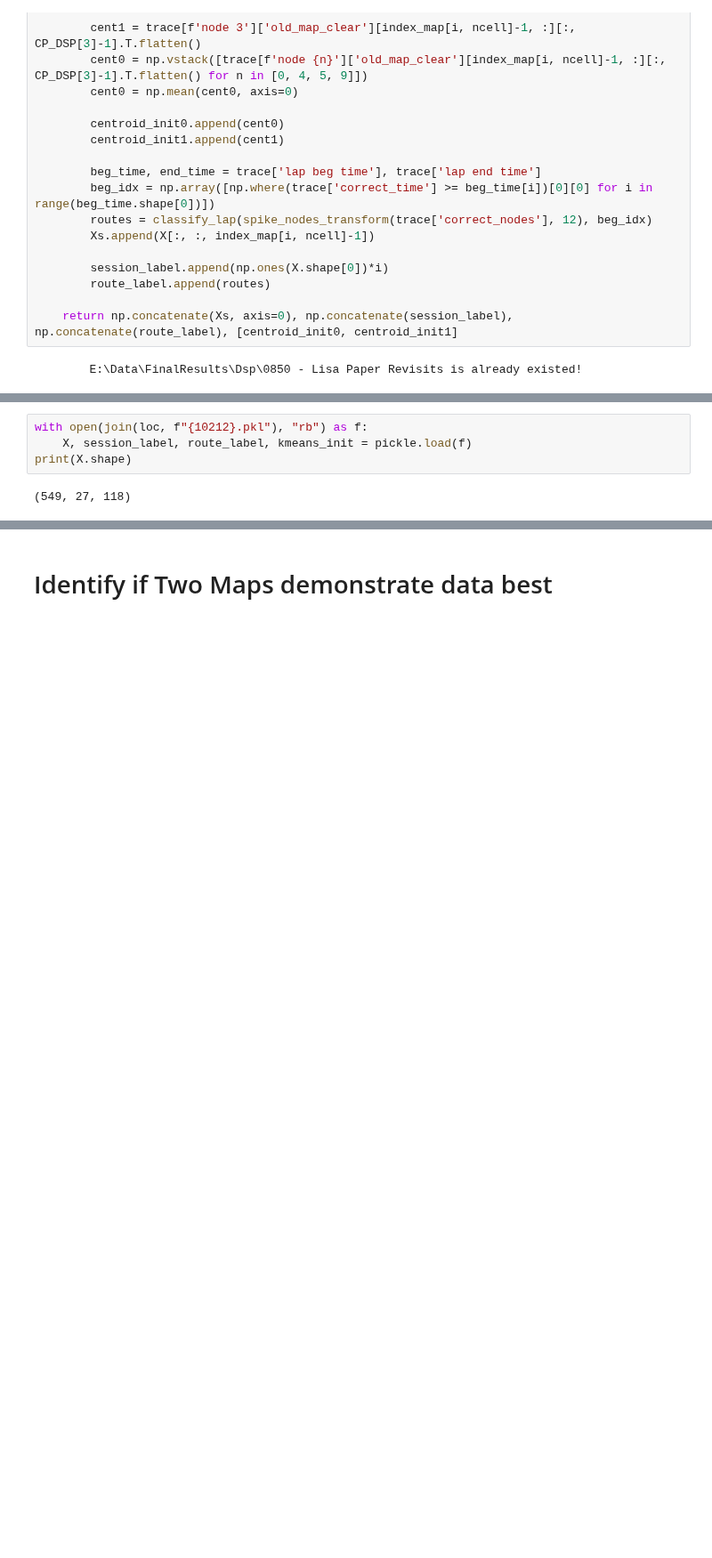
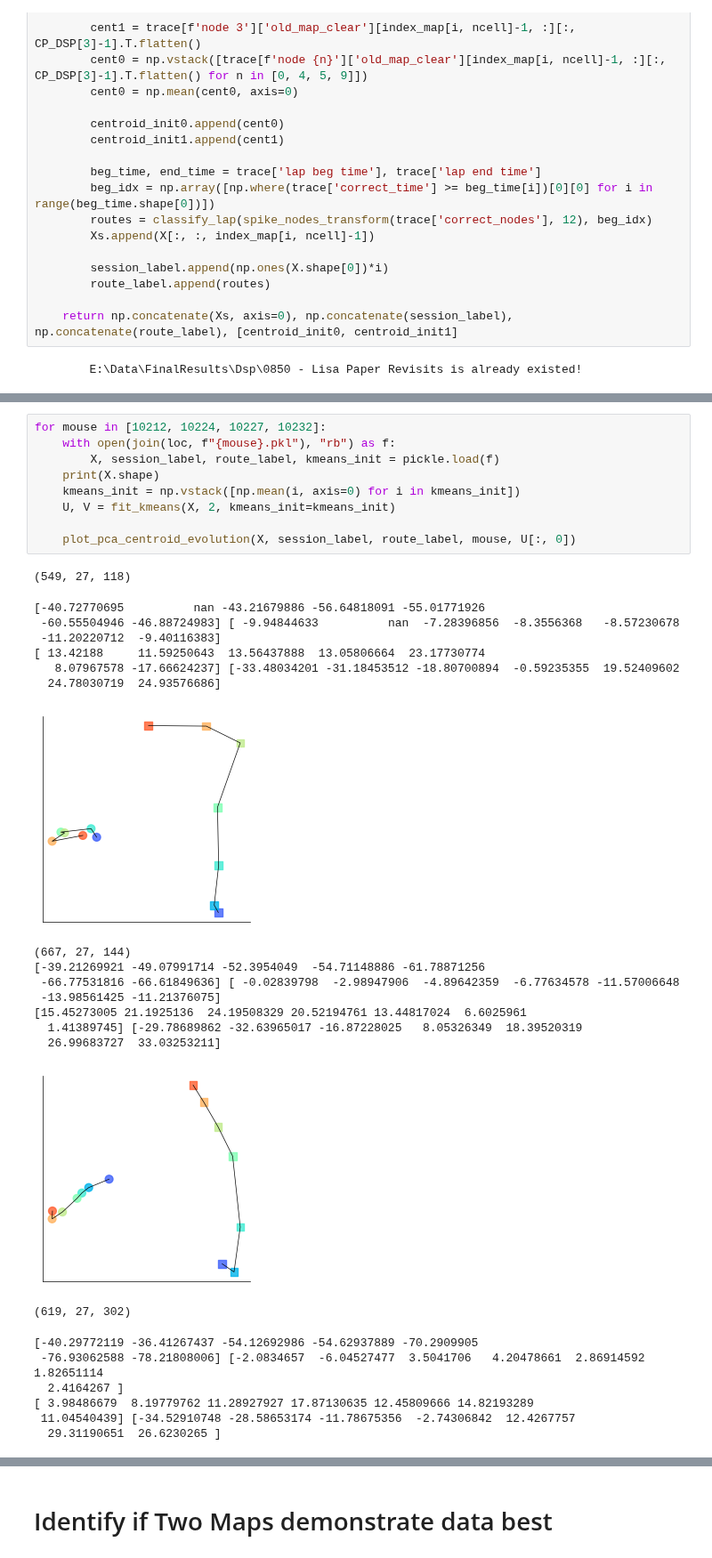
Before and after one commit to YAO-Shuyang/PlotFigures, a Jupyter notebook: NodeFigures/Fig0850 - Lisa Paper Revisits.ipynb, the cells around one changed output, grey strips where cells are left out. Shown at 89% size. Drawn from its saved outputs; the diff is of its cells as text; blank space fills up the shorter version.

```diff
--- a/NodeFigures/Fig0850 - Lisa Paper Revisits.ipynb
+++ b/NodeFigures/Fig0850 - Lisa Paper Revisits.ipynb
@@ -436,6 +510,33 @@ def plot_pca_clusters(X, session_label, route_label, mouse, map_identity, kmeans
 # %%
-with open(join(loc, f"{10212}.pkl"), "rb") as f:
-    X, session_label, route_label, kmeans_init = pickle.load(f)
-print(X.shape)
+for mouse in [10212, 10224, 10227, 10232]:
+    with open(join(loc, f"{mouse}.pkl"), "rb") as f:
+        X, session_label, route_label, kmeans_init = pickle.load(f)
+    print(X.shape)
+    kmeans_init = np.vstack([np.mean(i, axis=0) for i in kmeans_init])
+    U, V = fit_kmeans(X, 2, kmeans_init=kmeans_init)
+
+    plot_pca_centroid_evolution(X, session_label, route_label, mouse, U[:, 0])
 # %% [output]
 (549, 27, 118)
+[-40.72770695          nan -43.21679886 -56.64818091 -55.01771926
+ -60.55504946 -46.88724983] [ -9.94844633          nan  -7.28396856  -8.3556368   -8.57230678
+ -11.20220712  -9.40116383]
+[ 13.42188     11.59250643  13.56437888  13.05806664  23.17730774
+   8.07967578 -17.66624237] [-33.48034201 -31.18453512 -18.80700894  -0.59235355  19.52409602
+  24.78030719  24.93576686]
+[figure, added]
+(667, 27, 144)
+[-39.21269921 -49.07991714 -52.3954049  -54.71148886 -61.78871256
+ -66.77531816 -66.61849636] [ -0.02839798  -2.98947906  -4.89642359  -6.77634578 -11.57006648
+ -13.98561425 -11.21376075]
+[15.45273005 21.1925136  24.19508329 20.52194761 13.44817024  6.6025961
+  1.41389745] [-29.78689862 -32.63965017 -16.87228025   8.05326349  18.39520319
+  26.99683727  33.03253211]
+[figure, added]
+(619, 27, 302)
+[-40.29772119 -36.41267437 -54.12692986 -54.62937889 -70.2909905
+ -76.93062588 -78.21808006] [-2.0834657  -6.04527477  3.5041706   4.20478661  2.86914592  1.82651114
+  2.4164267 ]
+[ 3.98486679  8.19779762 11.28927927 17.87130635 12.45809666 14.82193289
+ 11.04540439] [-34.52910748 -28.58653174 -11.78675356  -2.74306842  12.4267757
+  29.31190651  26.6230265 ]
```
Also changed, not shown: parts of 18 cells of this notebook, 8 other files.
